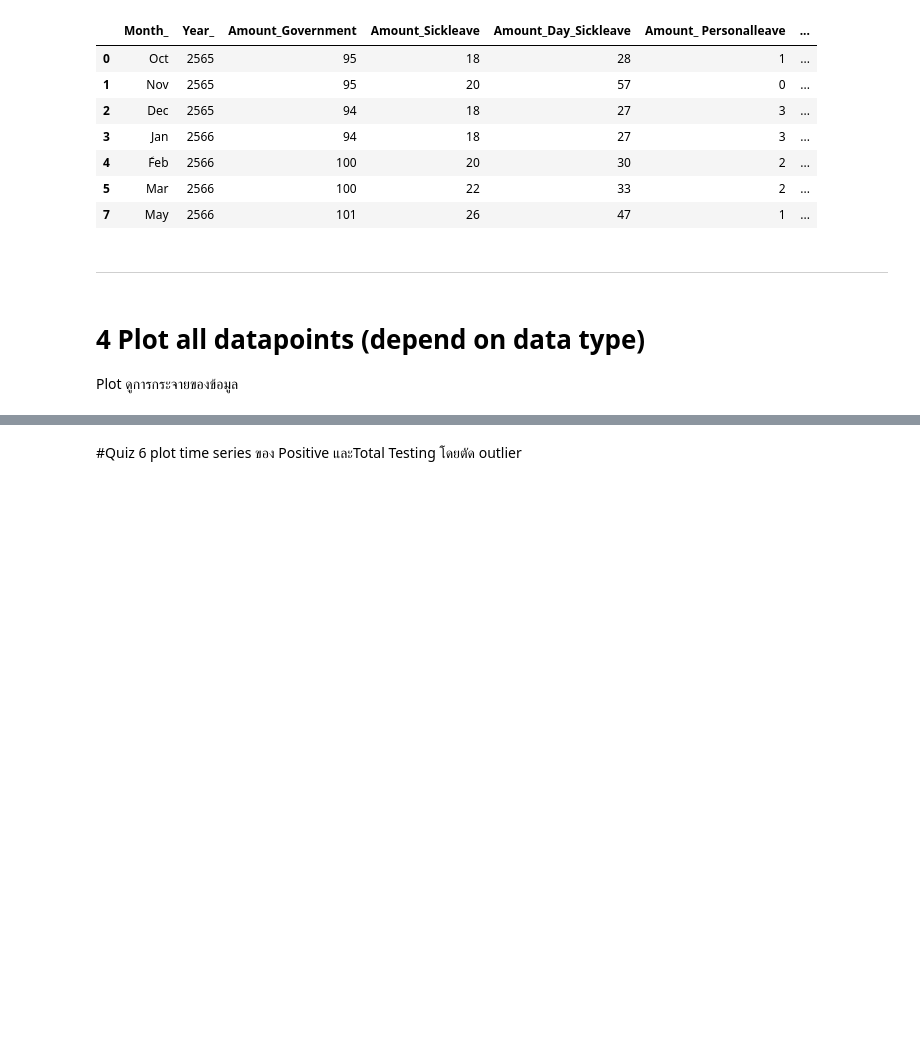
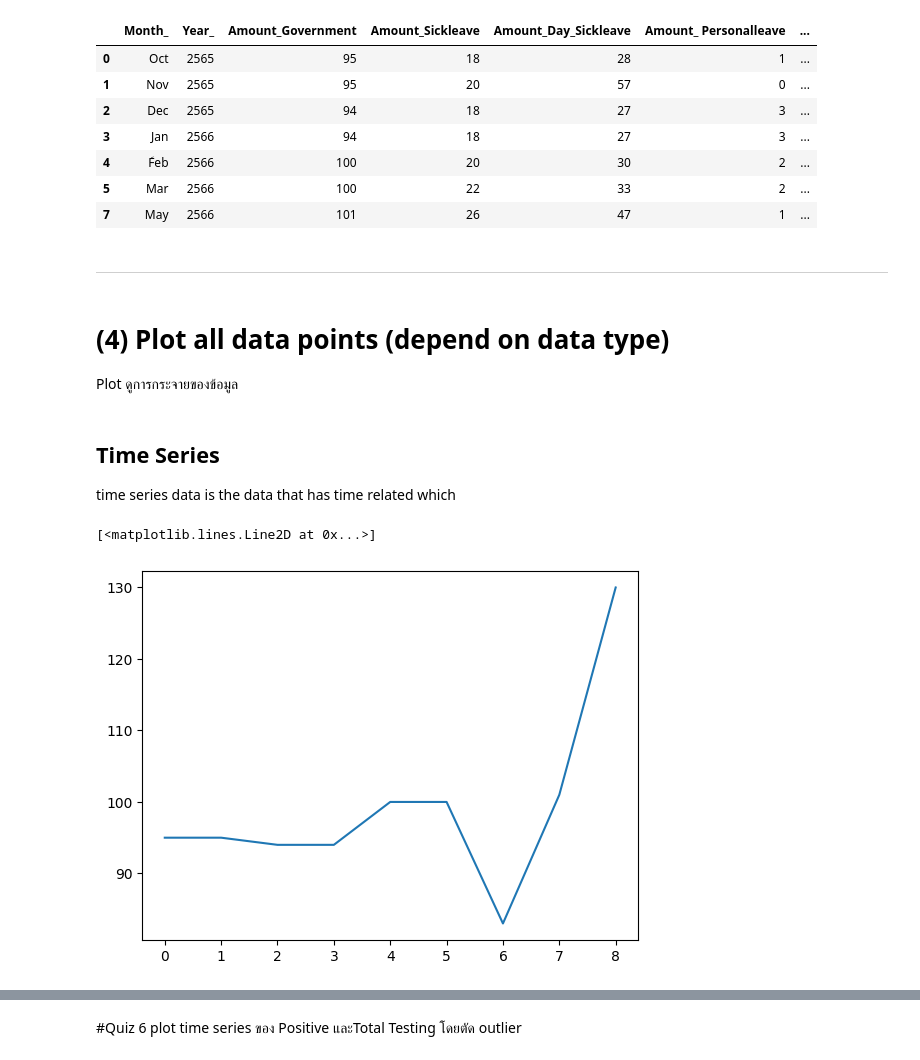
Before and after one commit to sitthatkaja/DPDM2023, a Jupyter notebook: Data102(Chapter2).ipynb, the cells around one changed output, grey strips where cells are left out. Saved outputs shown, nothing was run; the diff lists cells and outputs as text; code cells hidden in the pictures; blank space fills up the shorter version.

```diff
--- a/Data102(Chapter2).ipynb
+++ b/Data102(Chapter2).ipynb
@@ -391,3 +399,12 @@ plt.boxplot(data_new.iloc[-54:,2]) #ดูตั้งเเต่ 1 มิถ
 # %% [markdown]
-# 4 Plot all datapoints (depend on data type)
+# (4) Plot all data points (depend on data type)
 Plot ดูการกระจายของข้อมูล
+# %% [markdown]
+## Time Series
+
+time series data is the data that has time related which
+# %%
+plt.plot(range(len(table_from_drive)), table_from_drive['Amount_Government'])
+# %% [output]
+[<matplotlib.lines.Line2D at 0x...>]
+[figure, added]
```
Also changed, not shown: parts of 23 cells of this notebook.
